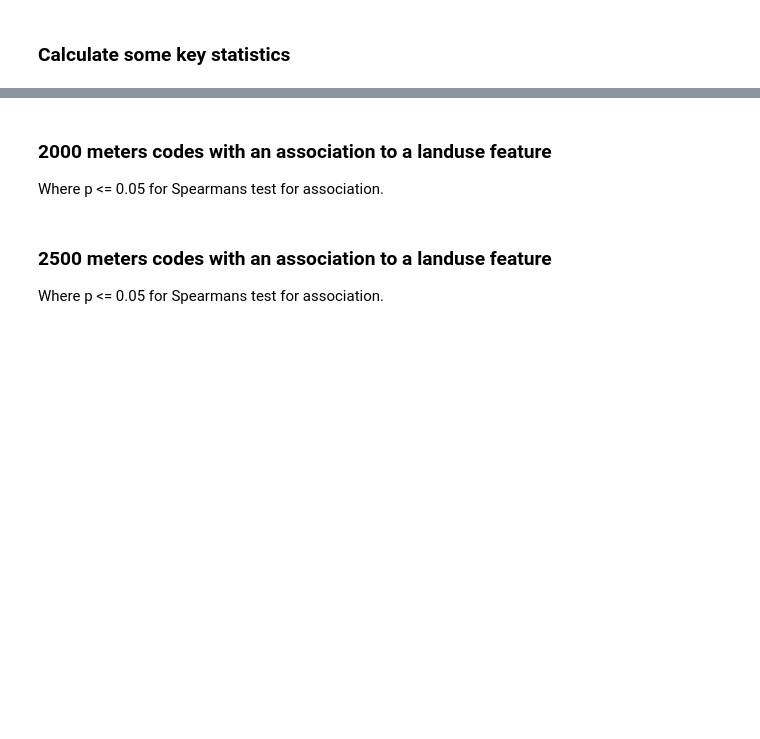
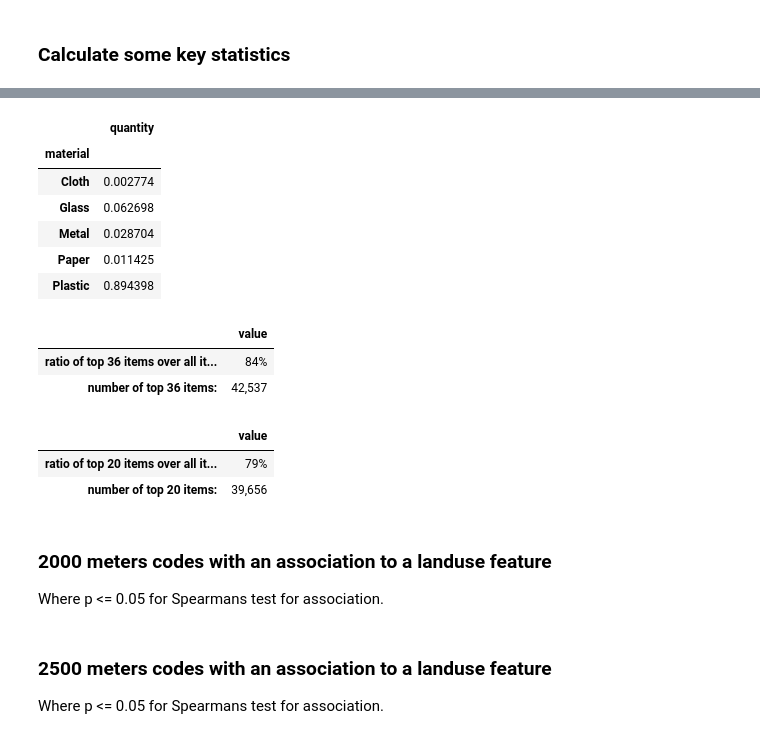
Before and after one commit to hammerdirt-analyst/landuse, a Jupyter notebook: spearmansrho_luse.ipynb, the cells around one changed output, grey strips where cells are left out. Drawn from its saved outputs; the diff is of its cells as text; code cells hidden in the pictures; blank space fills up the shorter version.

```diff
--- a/spearmansrho_luse.ipynb
+++ b/spearmansrho_luse.ipynb
@@ -682,0 +578,40 @@ print('proportion of top 20 items over all macrolitter item sampled:',DfTop20.qu
+# %%
+# the % total of materials of the objects of interest
+# with respect to the total amount collected
+a_total = a1500.quantity.sum()
+material_df = pd.DataFrame(a1500.groupby("material").quantity.sum() / a_total)
+material_df
+# %% [output]
+|  | quantity |
+| material |  |
+| Cloth | 0.002774 |
+| Glass | 0.062698 |
+| Metal | 0.028704 |
+| Paper | 0.011425 |
+| Plastic | 0.894398 |
+# %%
+# the % total of the 36 objects included in the analysis
+# with respect to the total number of objects collected
+index = ['ratio of top 36 items over all items:','number of top 36 items:']
+data = [f"{(round((t['qMostCommon']/t['quantity'])*100))}%","{:,}".format(round(a_total))]
+q_and_p = pd.DataFrame(data=data, index=index, columns=["value"])
+q_and_p
+# %% [output]
+|  | value |
+| ratio of top 36 items over all it... | 84% |
+| number of top 36 items: | 42,537 |
+# %%
+# the % total of the top 20 objects included in the analysis
+# with respect to the total number of objects collected
+dT20 =a1500.iloc[:20,:]
+dT20 = DfTop20[['description', 'quantity']]
+
+index = ['ratio of top 20 items over all items:','number of top 20 items:']
+data = [f"{(round((dT20.quantity.sum()/t['quantity'])*100))}%","{:,}".format(round(dT20.quantity.sum()))]
+
+q_and_p20 = pd.DataFrame(data=data, index=index, columns=["value"])
+q_and_p20
+# %% [output]
+|  | value |
+| ratio of top 20 items over all it... | 79% |
+| number of top 20 items: | 39,656 |
```
Also changed, not shown: parts of 20 cells of this notebook, 1 other file.
